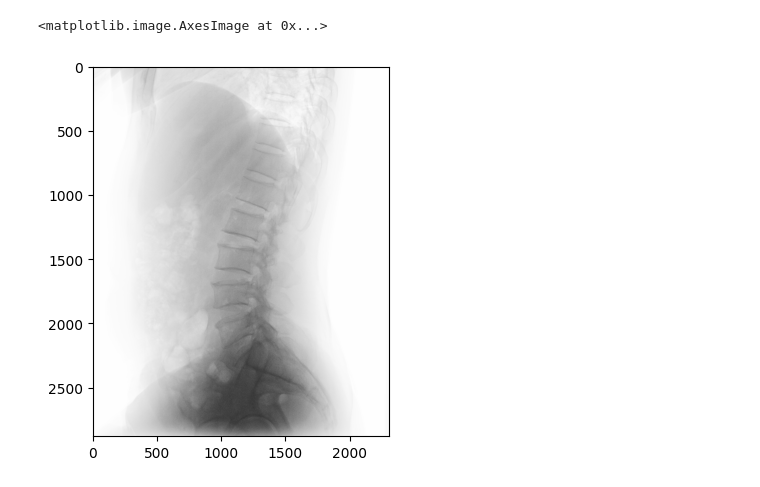
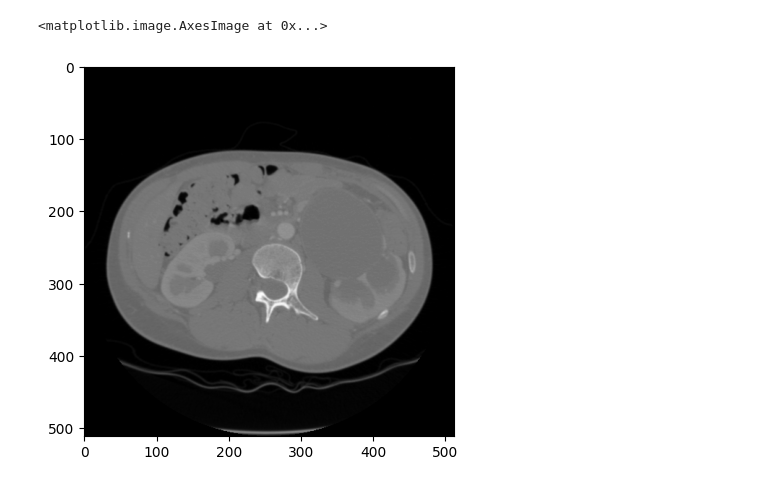
Before and after one commit to NhanVo-gmt/Dicom, a Jupyter notebook: single.ipynb, the cells around one changed output. Saved outputs shown, nothing was run; the diff lists cells and outputs as text; code cells hidden in the pictures.

```diff
--- a/single.ipynb
+++ b/single.ipynb
@@ -3,48 +1,17 @@ pip install pydicom
-# %%
-import pydicom as dicom
-import matplotlib.pylab as plt
-import cv2
-import numpy as np
-
-dicom_file = './27JJYP.dcm'
-ds = dicom.read_file(dicom_file)
-
-dcm_sample = ds.pixel_array * 128
-
-def DicomtoRGB(dicomfile,bt,wt):
-    """Create new image(numpy array) filled with certain color in RGB"""
-    # Create black blank image
-    image = np.zeros((dicomfile.shape[0], dicomfile.shape[1], 3), np.uint8)
-    #loops on image height and width
-    i=0
-    j=0
-    while i<dicomfile.shape[0]:
-        j=0
-        while j<dicomfile.shape[1]:
-            color = yaxpb(ds.pixel_array[i][j],bt,wt) #linear transformation to be adapted
-            image[i][j] = (color,color,color)## same R,G, B value to obtain greyscale
-            j=j+1
-        i=i+1
-    return image
-
-# Isolate the black and white component (changes to binary image)
-def yaxpb(pxvalue,bt,wt):
-
-    if pxvalue < bt:
-        y=0
-    elif pxvalue > wt:
-        y=255
-    else:
-        y=pxvalue*255/(wt-bt)-255*bt/(wt-bt)
-    return y
-
-
-image = DicomtoRGB(dcm_sample,bt=0,wt=4096)
-# gray = cv2.cvtColor(image, cv2.COLOR_BGR2GRAY)
-
-
-plt.imshow(image)
-# plt.imshow(gray, cmap='gray')
-# %% [output]
-<matplotlib.image.AxesImage at 0x...>
-[figure, removed]
+# %%
+import os
+import matplotlib.pylab as plt
+import cv2
+from utils import dicom, img
+
+path_dcm = "./image/sample.dcm"
+save_path = "./image/download/dark.png"
+
+image_data = dicom.read(path_dcm)
+image = dicom.convertToGrayPixelArray(image_data.pixel_array)
+img.saveImageFile('./image/download/dark.png', image)
+
+plt.imshow(image, cmap='gray')
+# %% [output]
+<matplotlib.image.AxesImage at 0x...>
+[figure, added]
```
Also changed, not shown: parts of 1 cell of this notebook, 1 other file.
